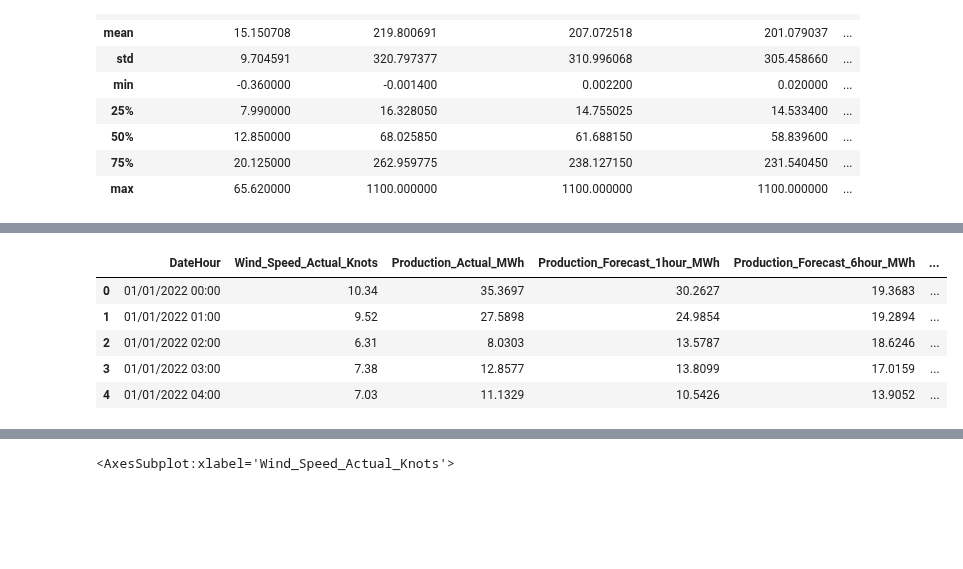
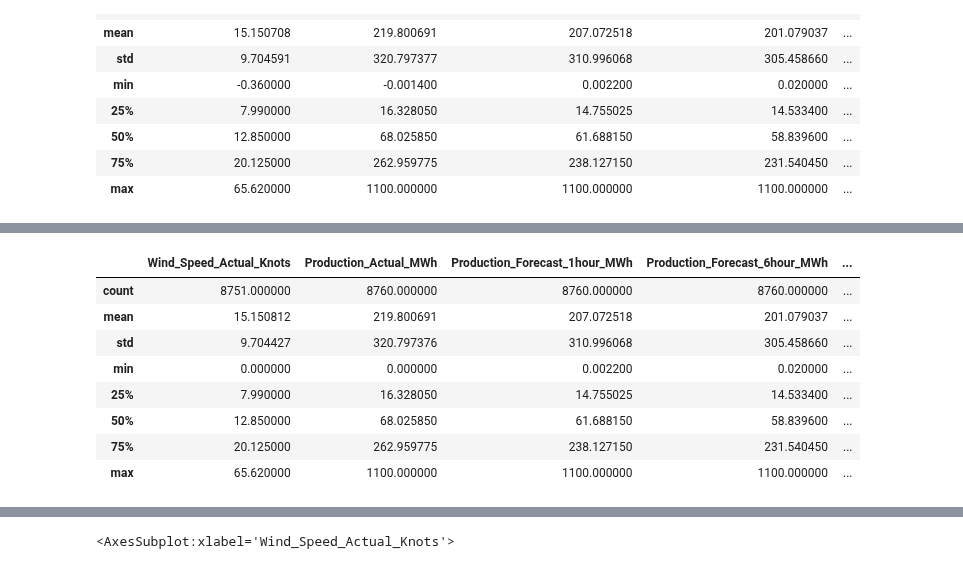
Before and after one commit to AmeerAliSaleem/dig_data_shell_project, a Jupyter notebook: DigData_Shell_Project.ipynb, the cells around one changed output, grey strips where cells are left out. Saved outputs shown, nothing was run; the diff lists cells and outputs as text; code cells hidden in the pictures; blank space fills up the shorter version.

```diff
--- a/DigData_Shell_Project.ipynb
+++ b/DigData_Shell_Project.ipynb
@@ -78,3 +71,11 @@ hourly[(hourly[hourly_numeric_cols.columns] > 0).all(1)]
-# %%
-# remove negative values from DataFrame for now
-hourly = hourly[(hourly[hourly_numeric_cols.columns] > 0).all(1)]
+# %%
+# hourly = hourly[(hourly[hourly_numeric_cols.columns] > 0).all(1)]
+
+# set negative values to zero for now
+# hourly_numeric_cols[hourly_numeric_cols < 0] = 0
+
+for i in hourly_numeric_cols.columns:
+  hourly[i][hourly[i] < 0] = 0
+# hourly[hourly < 0] = 0
+
+hourly
@@ -81,9 +100,12 @@ hourly = hourly[(hourly[hourly_numeric_cols.columns] > 0).all(1)]
 # %%
-hourly.head()
+hourly.describe()
 # %% [output]
-|  | DateHour | Wind_Speed_Actual_Knots | Production_Actual_MWh | Production_Forecast_1hour_MWh | Production_Forecast_6hour_MWh | ... |
-| 0 | 01/01/2022 00:00 | 10.34 | 35.3697 | 30.2627 | 19.3683 | ... |
-| 1 | 01/01/2022 01:00 | 9.52 | 27.5898 | 24.9854 | 19.2894 | ... |
-| 2 | 01/01/2022 02:00 | 6.31 | 8.0303 | 13.5787 | 18.6246 | ... |
-| 3 | 01/01/2022 03:00 | 7.38 | 12.8577 | 13.8099 | 17.0159 | ... |
-| 4 | 01/01/2022 04:00 | 7.03 | 11.1329 | 10.5426 | 13.9052 | ... |
+|  | Wind_Speed_Actual_Knots | Production_Actual_MWh | Production_Forecast_1hour_MWh | Production_Forecast_6hour_MWh | ... |
+| count | 8751.000000 | 8760.000000 | 8760.000000 | 8760.000000 | ... |
+| mean | 15.150812 | 219.800691 | 207.072518 | 201.079037 | ... |
+| std | 9.704427 | 320.797376 | 310.996068 | 305.458660 | ... |
+| min | 0.000000 | 0.000000 | 0.002200 | 0.020000 | ... |
+| 25% | 7.990000 | 16.328050 | 14.755025 | 14.533400 | ... |
+| 50% | 12.850000 | 68.025850 | 61.688150 | 58.839600 | ... |
+| 75% | 20.125000 | 262.959775 | 238.127150 | 231.540450 | ... |
+| max | 65.620000 | 1100.000000 | 1100.000000 | 1100.000000 | ... |
```
Also changed, not shown: parts of 39 cells of this notebook.
